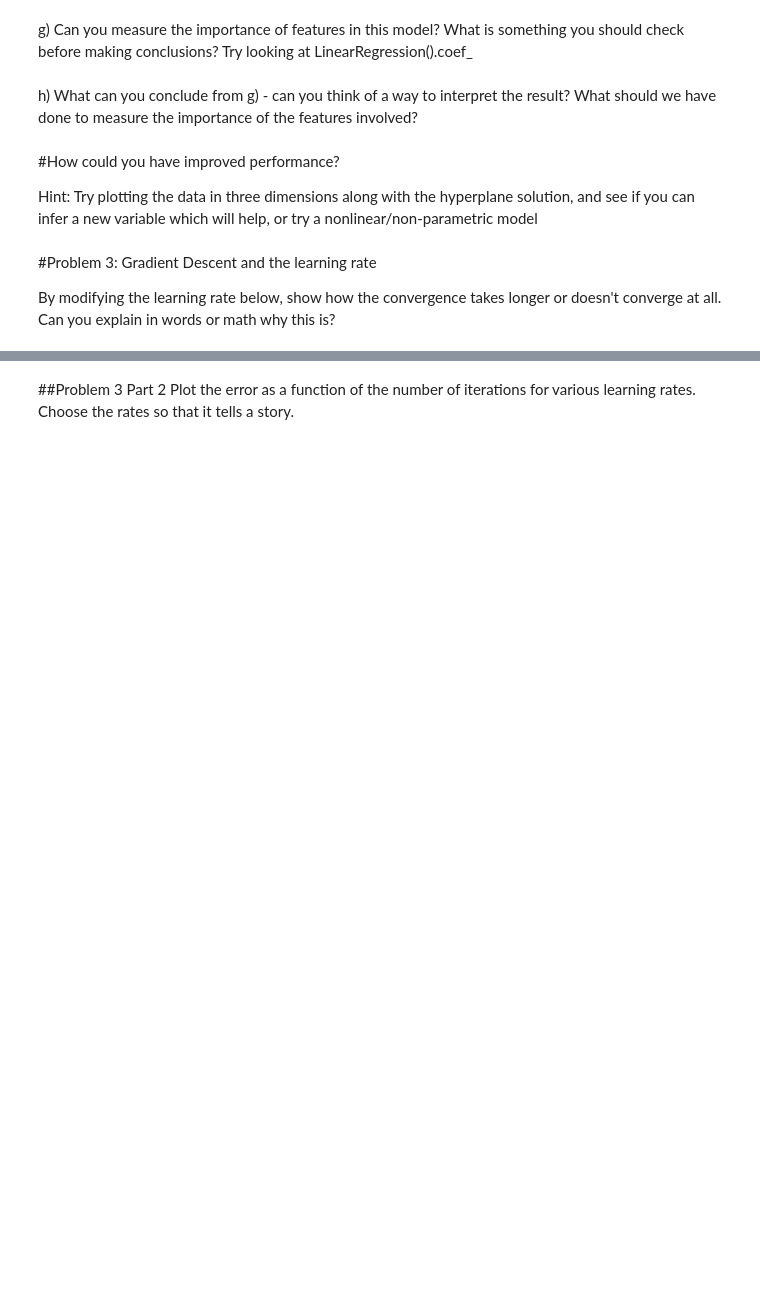
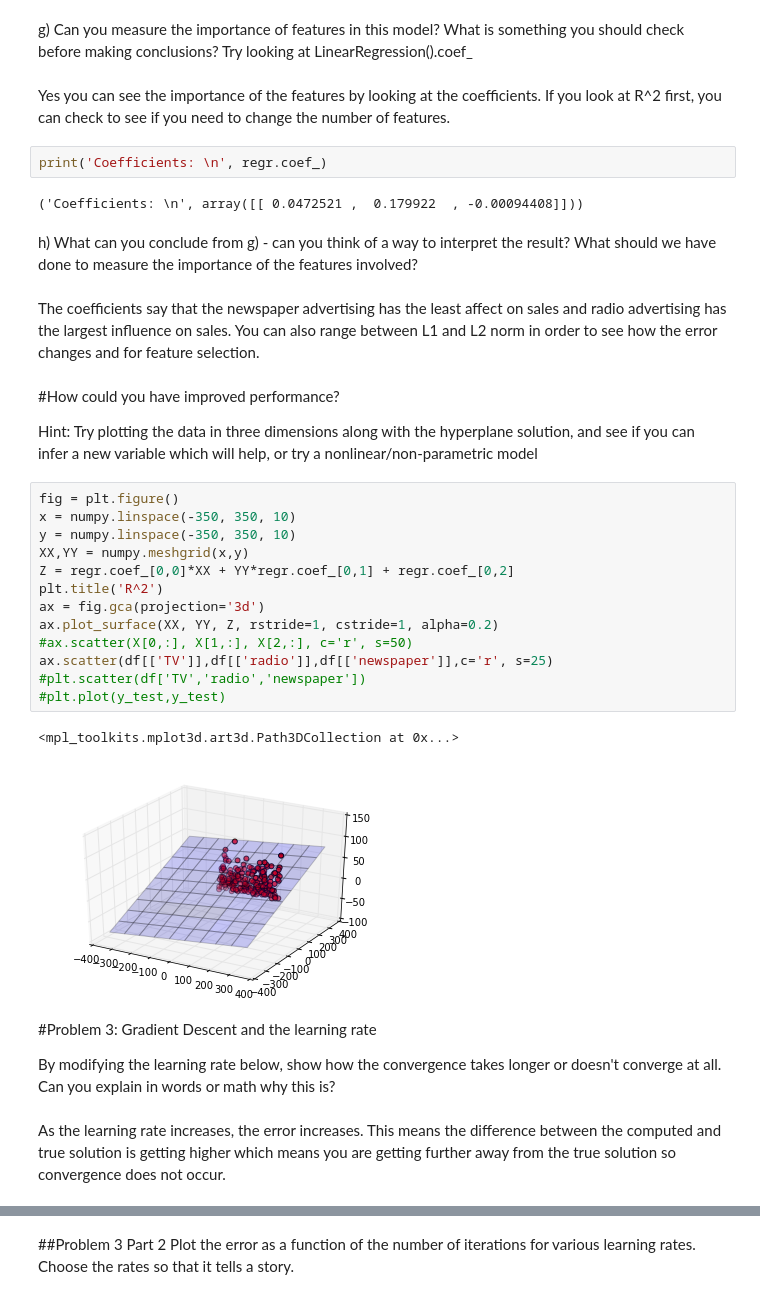
Before and after one commit to Columbia-Intro-Data-Science/python-introduction-puthes, a Jupyter notebook: homework1.ipynb, the cells around one changed output, grey strips where cells are left out. Drawn from its saved outputs; the diff is of its cells as text; blank space fills up the shorter version.

```diff
--- a/homework1.ipynb
+++ b/homework1.ipynb
@@ -155,18 +246,44 @@ f) Make a scatter plot of your predictions vs the actual values on the testing d
 # %% [markdown]
 
 g) Can you measure the importance of features in this model? What is something you should check before making conclusions? Try looking at LinearRegression().coef_
+# %% [markdown]
+Yes you can see the importance of the features by looking at the coefficients.  If you look at R^2 first, you can check to see if you need to change the number of features.
+# %%
+print('Coefficients: \n', regr.coef_)
+# %% [output]
+('Coefficients: \n', array([[ 0.0472521 ,  0.179922  , -0.00094408]]))
 # %% [markdown]
 
 h) What can you conclude from g) - can you think of a way to interpret the result? What should we have done to measure the importance of the features involved?
+# %% [markdown]
+The coefficients say that the newspaper advertising has the least affect on sales and radio advertising has the largest influence on sales.  You can also range between L1 and L2 norm in order to see how the error changes and for feature selection.
 # %% [markdown]
 
 #How could you have improved performance?
 
 Hint: Try plotting the data in three dimensions along with the hyperplane solution, and see if you can infer a new variable which will help, or try a nonlinear/non-parametric model
+# %%
+fig = plt.figure()
+x = numpy.linspace(-350, 350, 10)
+y = numpy.linspace(-350, 350, 10)
+XX,YY = numpy.meshgrid(x,y)
+Z = regr.coef_[0,0]*XX + YY*regr.coef_[0,1] + regr.coef_[0,2]
+plt.title('R^2')
+ax = fig.gca(projection='3d')
+ax.plot_surface(XX, YY, Z, rstride=1, cstride=1, alpha=0.2)
+#ax.scatter(X[0,:], X[1,:], X[2,:], c='r', s=50)
+ax.scatter(df[['TV']],df[['radio']],df[['newspaper']],c='r', s=25)
+#plt.scatter(df['TV','radio','newspaper'])
+#plt.plot(y_test,y_test)
+# %% [output]
+<mpl_toolkits.mplot3d.art3d.Path3DCollection at 0x...>
+[figure, added]
 # %% [markdown]
 #Problem 3: Gradient Descent and the learning rate
 
 By modifying the learning rate below, show how the convergence takes longer or doesn't converge at all. Can you explain in words or math why this is?
+# %% [markdown]
+As the learning rate increases, the error increases.  This means the difference between the computed and true solution is getting higher which means you are getting further away from the true solution so convergence does not occur.
 # %%
 from numpy import *
 
```
Also changed, not shown: parts of 20 cells of this notebook.
